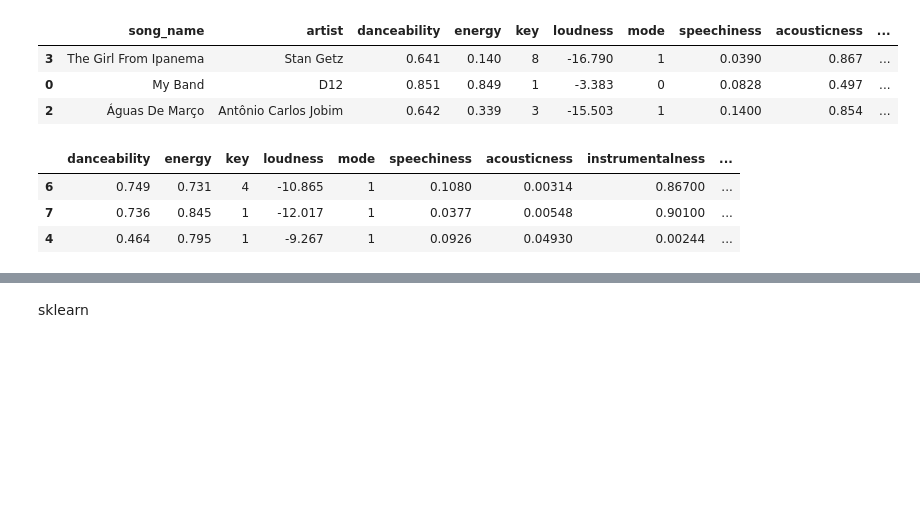
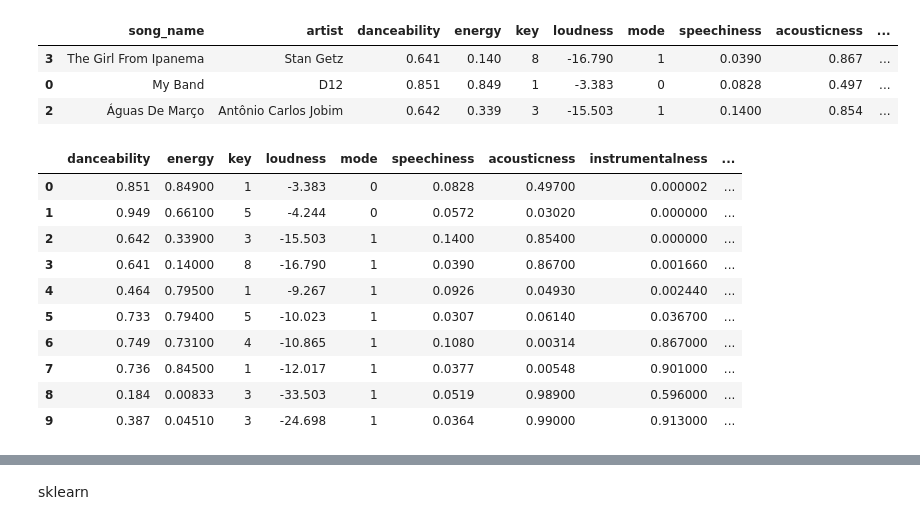
Before and after one commit to Joldon/unsupevised_ML, a Jupyter notebook: Compute_distances_10_songs.ipynb, the cells around one changed output, grey strips where cells are left out. Cells and saved outputs as stored; diff of their text form; code cells hidden in the pictures; blank space fills up the shorter version.

```diff
--- a/Compute_distances_10_songs.ipynb
+++ b/Compute_distances_10_songs.ipynb
@@ -84,20 +84,27 @@ songs.sample(3)
 # %%
 #filter out html, song_name, artist, id columns
 filtered_songs = songs.drop(['html', 'song_name', 'artist', 'id'], axis=1)
 
 #ALTERNATIVELY
 # Filter out columns with object data type. But in this case we also lose the name_artist_id column
 # filtered_songs = songs.select_dtypes(exclude=['object'])
 
 # OR
 # filtered_songs = songs.drop(['html', 'song_name', 'artist', 'id'], axis=1).select_dtypes(exclude=['object'])
 
-filtered_songs.sample(3)
+filtered_songs
 # %% [output]
 |  | danceability | energy | key | loudness | mode | speechiness | acousticness | instrumentalness | ... |
-| 6 | 0.749 | 0.731 | 4 | -10.865 | 1 | 0.1080 | 0.00314 | 0.86700 | ... |
-| 7 | 0.736 | 0.845 | 1 | -12.017 | 1 | 0.0377 | 0.00548 | 0.90100 | ... |
-| 4 | 0.464 | 0.795 | 1 | -9.267 | 1 | 0.0926 | 0.04930 | 0.00244 | ... |
+| 0 | 0.851 | 0.84900 | 1 | -3.383 | 0 | 0.0828 | 0.49700 | 0.000002 | ... |
+| 1 | 0.949 | 0.66100 | 5 | -4.244 | 0 | 0.0572 | 0.03020 | 0.000000 | ... |
+| 2 | 0.642 | 0.33900 | 3 | -15.503 | 1 | 0.1400 | 0.85400 | 0.000000 | ... |
+| 3 | 0.641 | 0.14000 | 8 | -16.790 | 1 | 0.0390 | 0.86700 | 0.001660 | ... |
+| 4 | 0.464 | 0.79500 | 1 | -9.267 | 1 | 0.0926 | 0.04930 | 0.002440 | ... |
+| 5 | 0.733 | 0.79400 | 5 | -10.023 | 1 | 0.0307 | 0.06140 | 0.036700 | ... |
+| 6 | 0.749 | 0.73100 | 4 | -10.865 | 1 | 0.1080 | 0.00314 | 0.867000 | ... |
+| 7 | 0.736 | 0.84500 | 1 | -12.017 | 1 | 0.0377 | 0.00548 | 0.901000 | ... |
+| 8 | 0.184 | 0.00833 | 3 | -33.503 | 1 | 0.0519 | 0.98900 | 0.596000 | ... |
+| 9 | 0.387 | 0.04510 | 3 | -24.698 | 1 | 0.0364 | 0.99000 | 0.913000 | ... |
 # %%
 #set the index to name_artist_id
 filtered_songs.set_index('name_artist_id', inplace=True)
```
Also changed, not shown: 4 other files.
